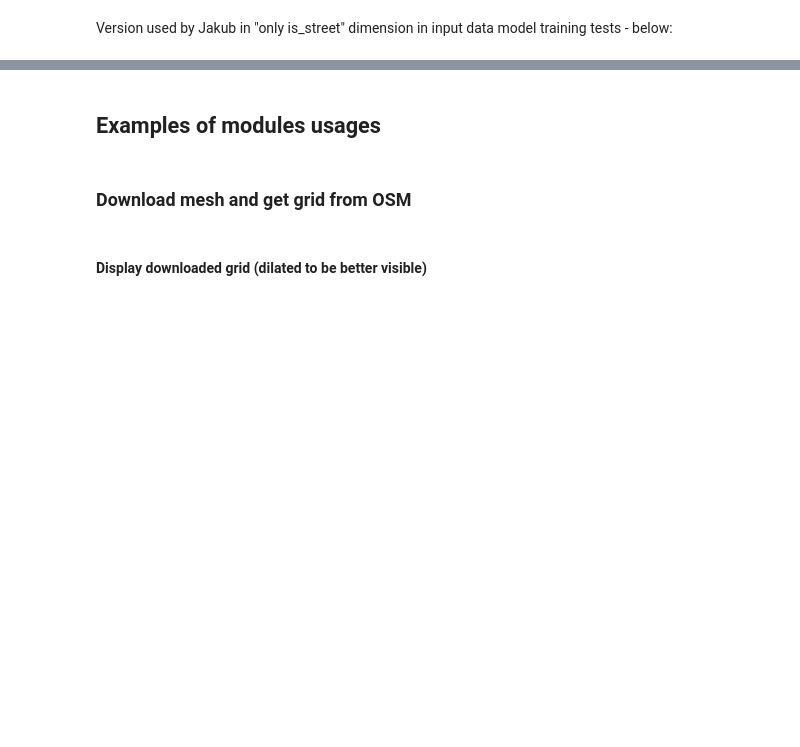
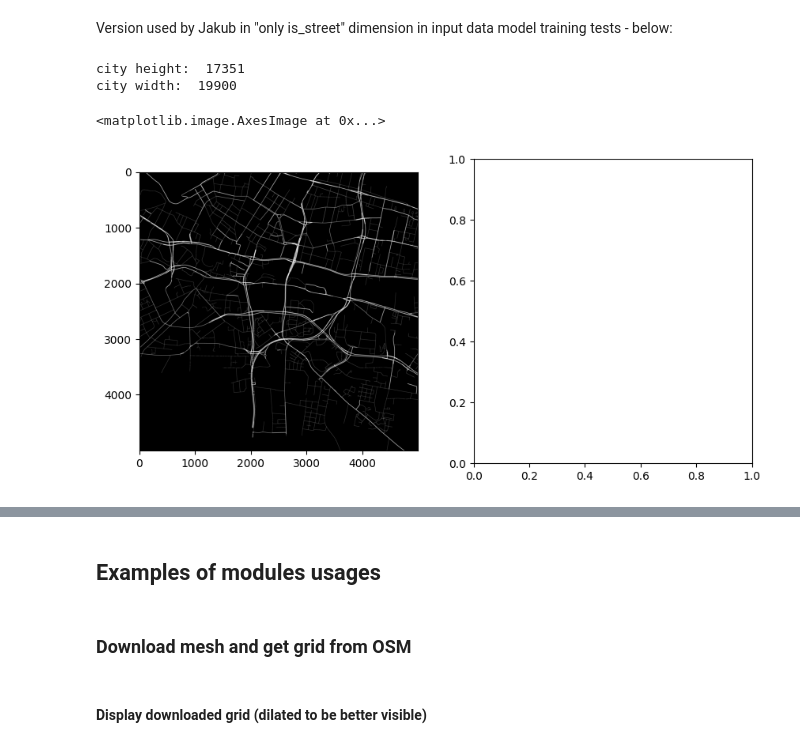
Before and after one commit to CRoadA/CRoadA, a Jupyter notebook: main.ipynb, the cells around one changed output, grey strips where cells are left out. Saved outputs shown, nothing was run; the diff lists cells and outputs as text; code cells hidden in the pictures; blank space fills up the shorter version.

```diff
--- a/main.ipynb
+++ b/main.ipynb
@@ -628,6 +628,24 @@ plt.gray()
 plt.imshow(displayed[:, :, 0], cmap="gray")
 # %% [markdown]
 Version used by Jakub in "only is_street" dimension in input data model training tests - below:
+# %%
+from grid_manager import GridManager
+import matplotlib.pyplot as plt
+
+grid_manager = GridManager("Bydgoszcz-Polska.city_grid", data_dir="grids/with-is-residential")
+metadata = grid_manager.get_metadata()
+print("city height: ", metadata.rows_number)
+print("city width: ", metadata.columns_number)
+
+fragment = grid_manager.read_arbitrary_fragment(8000, 6000, 5000, 5000)
+
+fig, axs = plt.subplots(1, 2, figsize=(10, 5))
+axs[0].imshow(fragment[:, :, 0], cmap="gray")
+# %% [output]
+city height:  17351
+city width:  19900
+<matplotlib.image.AxesImage at 0x...>
+[figure, added]
 # %%
 import os
 from trainer.clipping_model import ClipModels, ClippingModel, tf
```
Also changed, not shown: parts of 7 cells of this notebook.
